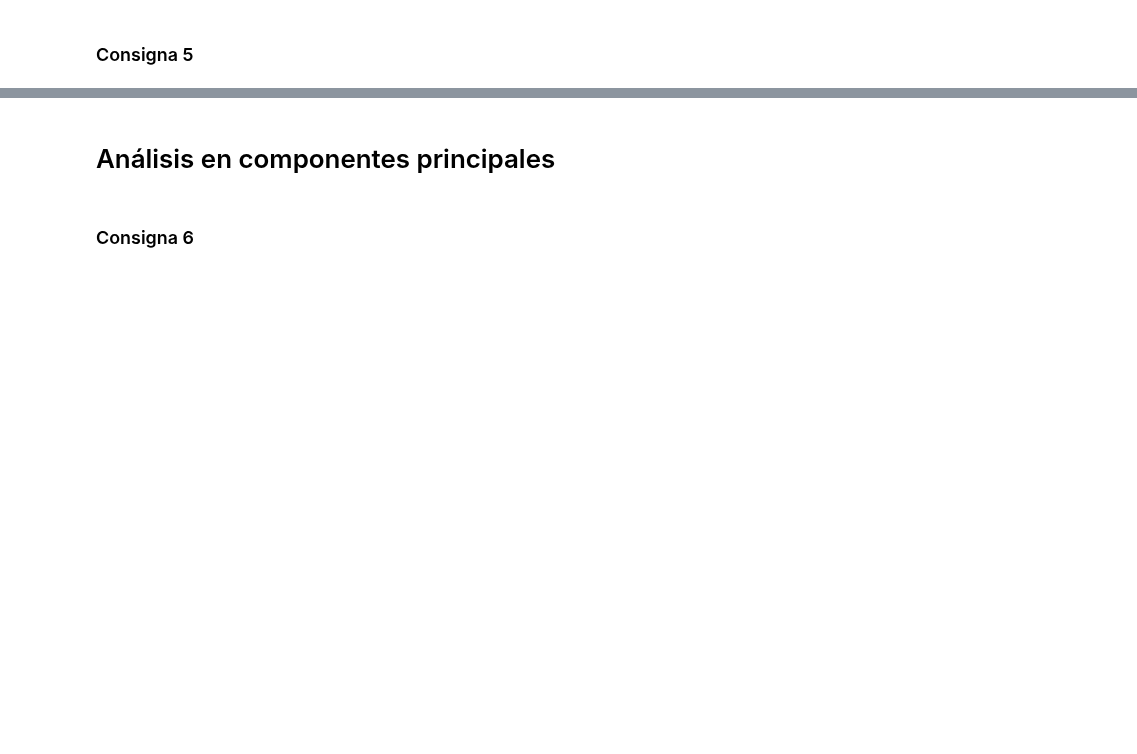
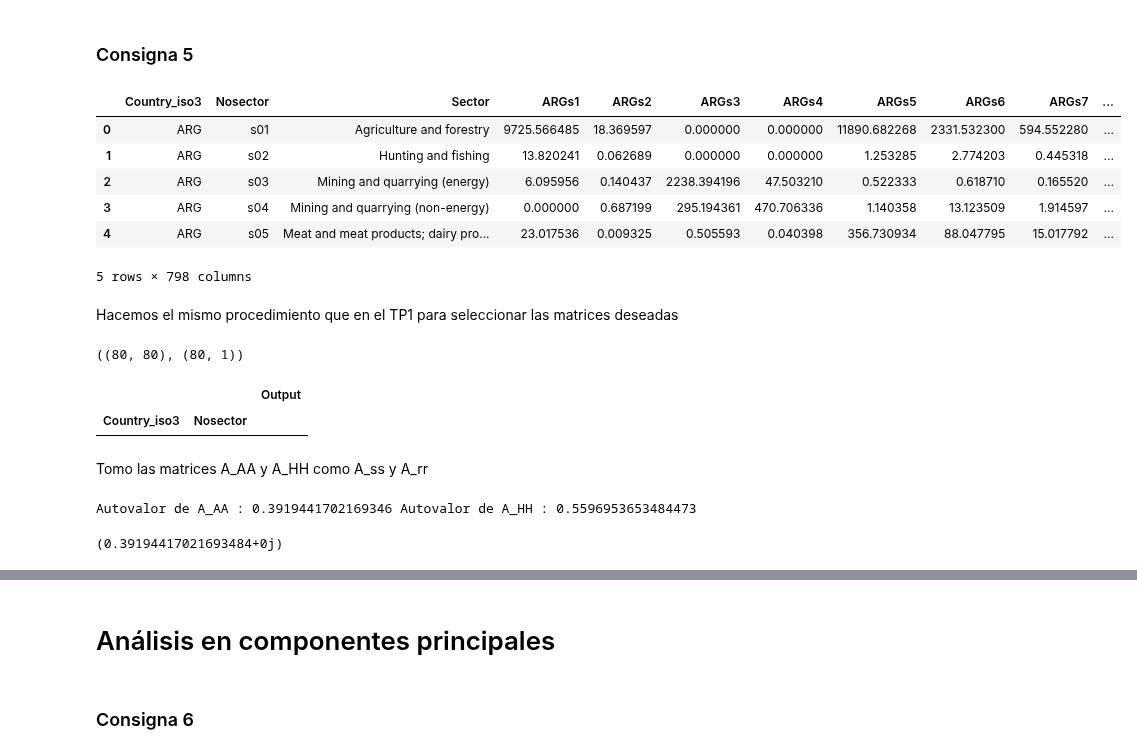
Before and after one commit to evaFomina/ALC_TP, a Jupyter notebook: Tiburones_ALC_TP2.ipynb, the cells around one changed output, grey strips where cells are left out. Cells and saved outputs as stored; diff of their text form; code cells hidden in the pictures; blank space fills up the shorter version.

```diff
--- a/Tiburones_ALC_TP2.ipynb
+++ b/Tiburones_ALC_TP2.ipynb
@@ -388,2 +391,15 @@ plt.plot(arr, l2)
 # %% [markdown]
 ### Consigna 5
+# %%
+data = pd.read_excel("matrizlatina2011_compressed_0.xlsx",sheet_name = "LAC_IOT_2011")
+data.head()
+# %% [output]
+|  | Country_iso3 | Nosector | Sector | ARGs1 | ARGs2 | ARGs3 | ARGs4 | ARGs5 | ARGs6 | ARGs7 | ... |
+| 0 | ARG | s01 | Agriculture and forestry | 9725.566485 | 18.369597 | 0.000000 | 0.000000 | 11890.682268 | 2331.532300 | 594.552280 | ... |
+| 1 | ARG | s02 | Hunting and fishing | 13.820241 | 0.062689 | 0.000000 | 0.000000 | 1.253285 | 2.774203 | 0.445318 | ... |
+| 2 | ARG | s03 | Mining and quarrying (energy) | 6.095956 | 0.140437 | 2238.394196 | 47.503210 | 0.522333 | 0.618710 | 0.165520 | ... |
+| 3 | ARG | s04 | Mining and quarrying (non-energy) | 0.000000 | 0.687199 | 295.194361 | 470.706336 | 1.140358 | 13.123509 | 1.914597 | ... |
+| 4 | ARG | s05 | Meat and meat products; dairy pro... | 23.017536 | 0.009325 | 0.505593 | 0.040398 | 356.730934 | 88.047795 | 15.017792 | ... |
+5 rows × 798 columns
+# %% [markdown]
+Hacemos el mismo procedimiento que en el TP1 para seleccionar las matrices deseadas
@@ -389,0 +408,19 @@ plt.plot(arr, l2)
+# %%
+data_ = data.copy()
+data_ = data_.dropna(subset = ["Country_iso3"])
+data_ = data_.set_index(["Country_iso3", "Nosector"]) #renombramos el indice para que indique de qué pais y qué sector es cada fil
+data_ = data_.loc[["ARG", "HND"]] #filtro de filas para paises que nos fueron asignadas
+output = data_[["Output"]] #el vector P
+
+#Ahora nos quedamos solamente con la columnas que nos interesan...
+data_ = data_[[col for col in data.columns if ("ARG" in col or "HND" in col) and ("CONS" not in col) and ("GFCF" not in col)]]
+
+data_.shape,output.shape
+# %% [output]
+((80, 80), (80, 1))
+# %%
+output=output.replace(0,1)
+output.query('Output == 0')
+# %% [output]
+|  |  | Output |
+| Country_iso3 | Nosector |  |
@@ -389,0 +440,13 @@ plt.plot(arr, l2)
+# %% [markdown]
+Tomo las matrices A_AA y A_HH como A_ss y A_rr
+# %%
+v = np.random.rand(A_AA.shape[0])
+aval_A_AA = metodoPotencia(A_AA, v, 250)
+aval_A_HH = metodoPotencia(A_HH, v, 250)
+print("Autovalor de A_AA : {}".format(aval_A_AA), "Autovalor de A_HH : {}".format(aval_A_HH) )
+# %% [output]
+Autovalor de A_AA : 0.3919441702169346 Autovalor de A_HH : 0.5596953653484473
+# %%
+max(np.linalg.eig(A_AA)[0])
+# %% [output]
+(0.39194417021693484+0j)
```
Also changed, not shown: parts of 16 cells of this notebook.
